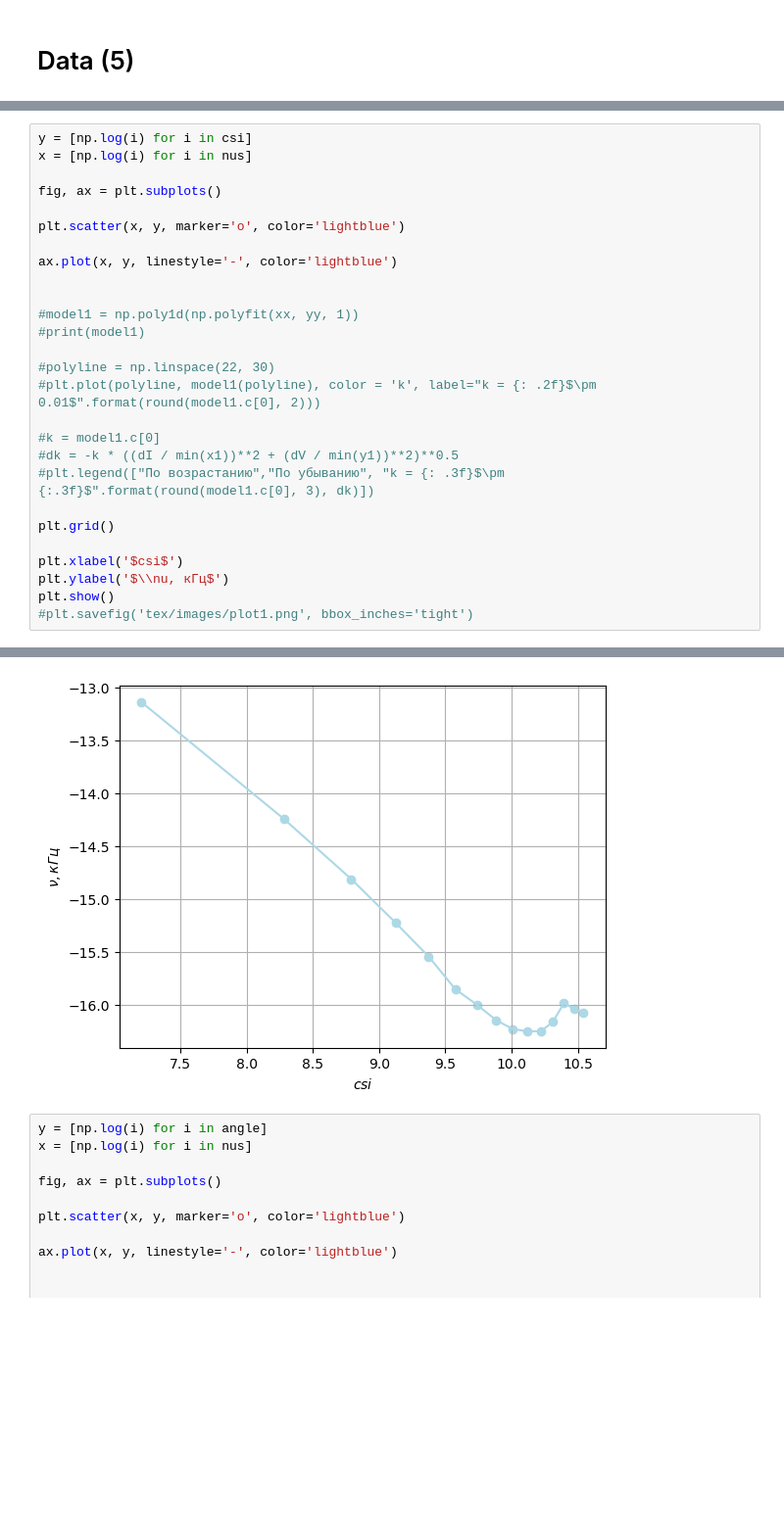
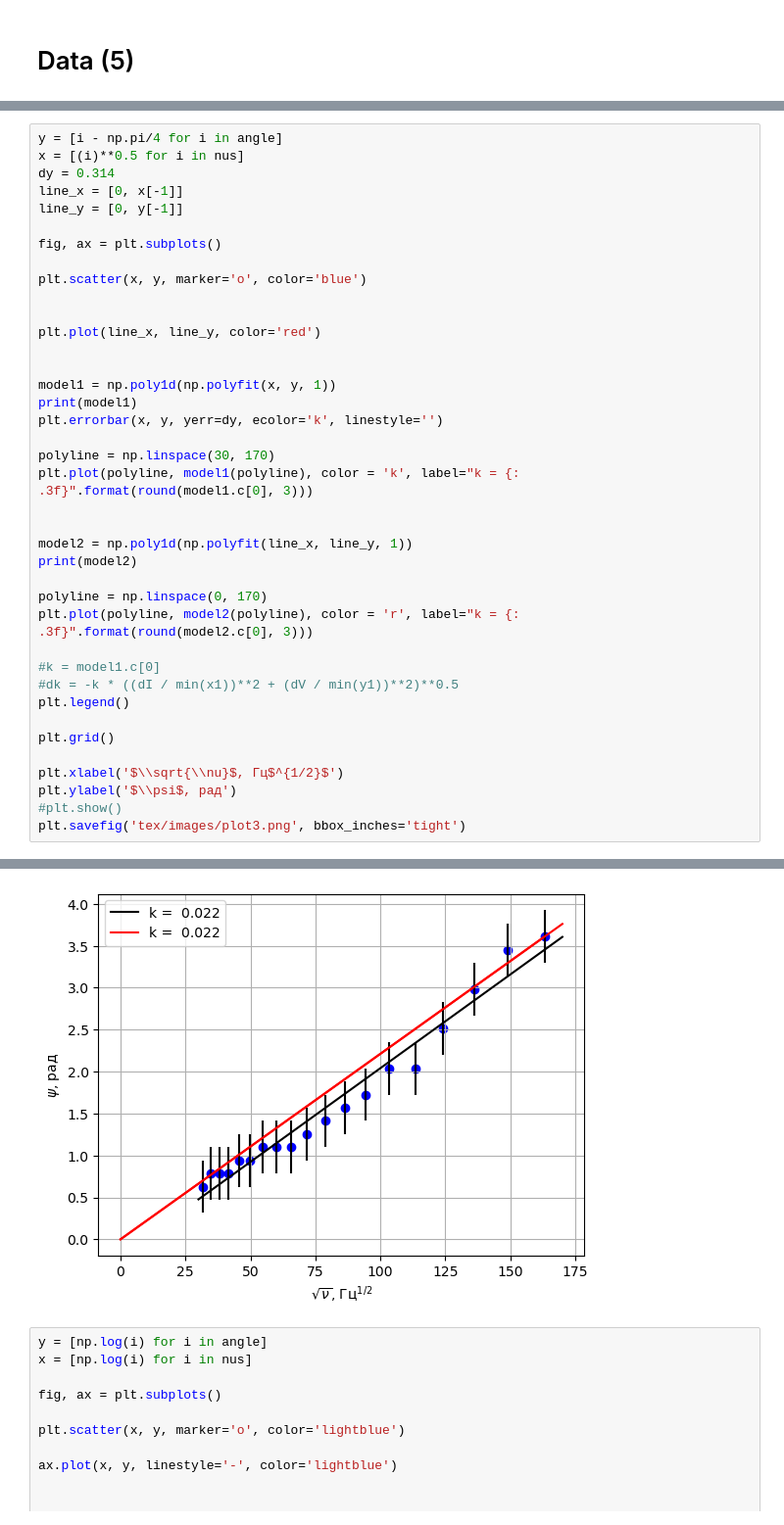
Before and after one commit to juliaProjorlivy/laba, a Jupyter notebook: 3_sem/laba_3.7.1/3.7.1.ipynb, the cells around one changed output, grey strips where cells are left out. Shown at 98% size. Cells and saved outputs as stored; diff of their text form; blank space fills up the shorter version.

```diff
--- a/3_sem/laba_3.7.1/3.7.1.ipynb
+++ b/3_sem/laba_3.7.1/3.7.1.ipynb
@@ -197,28 +331,40 @@ nus
 # %%
-y = [np.log(i) for i in csi]
-x = [np.log(i) for i in nus]
+y = [i - np.pi/4 for i in angle]
+x = [(i)**0.5 for i in nus]
+dy = 0.314
+line_x = [0, x[-1]]
+line_y = [0, y[-1]]
 
 fig, ax = plt.subplots()
 
-plt.scatter(x, y, marker='o', color='lightblue')
-
-ax.plot(x, y, linestyle='-', color='lightblue')
+plt.scatter(x, y, marker='o', color='blue')
 
 
-#model1 = np.poly1d(np.polyfit(xx, yy, 1))
-#print(model1)
+plt.plot(line_x, line_y, color='red')
 
-#polyline = np.linspace(22, 30)
-#plt.plot(polyline, model1(polyline), color = 'k', label="k = {: .2f}$\pm 0.01$".format(round(model1.c[0], 2)))
+
+model1 = np.poly1d(np.polyfit(x, y, 1))
+print(model1)
+plt.errorbar(x, y, yerr=dy, ecolor='k', linestyle='')
+
+polyline = np.linspace(30, 170)
+plt.plot(polyline, model1(polyline), color = 'k', label="k = {: .3f}".format(round(model1.c[0], 3)))
+
+
+model2 = np.poly1d(np.polyfit(line_x, line_y, 1))
+print(model2)
+
+polyline = np.linspace(0, 170)
+plt.plot(polyline, model2(polyline), color = 'r', label="k = {: .3f}".format(round(model2.c[0], 3)))
 
 #k = model1.c[0]
 #dk = -k * ((dI / min(x1))**2 + (dV / min(y1))**2)**0.5
-#plt.legend(["По возрастанию","По убыванию", "k = {: .3f}$\pm {:.3f}$".format(round(model1.c[0], 3), dk)])
+plt.legend()
 
 plt.grid()
 
-plt.xlabel('$csi$')
-plt.ylabel('$\\nu, кГц$')
-plt.show()
-#plt.savefig('tex/images/plot1.png', bbox_inches='tight')
+plt.xlabel('$\\sqrt{\\nu}$, Гц$^{1/2}$')
+plt.ylabel('$\\psi$, рад')
+#plt.show()
+plt.savefig('tex/images/plot3.png', bbox_inches='tight')
 # %% [output]
@@ -225,4 +374,4 @@ plt.show()
-[figure, old version]
+[figure, new version]
 # %%
 y = [np.log(i) for i in angle]
 x = [np.log(i) for i in nus]
```
Also changed, not shown: parts of 13 cells of this notebook, 12 other files.
